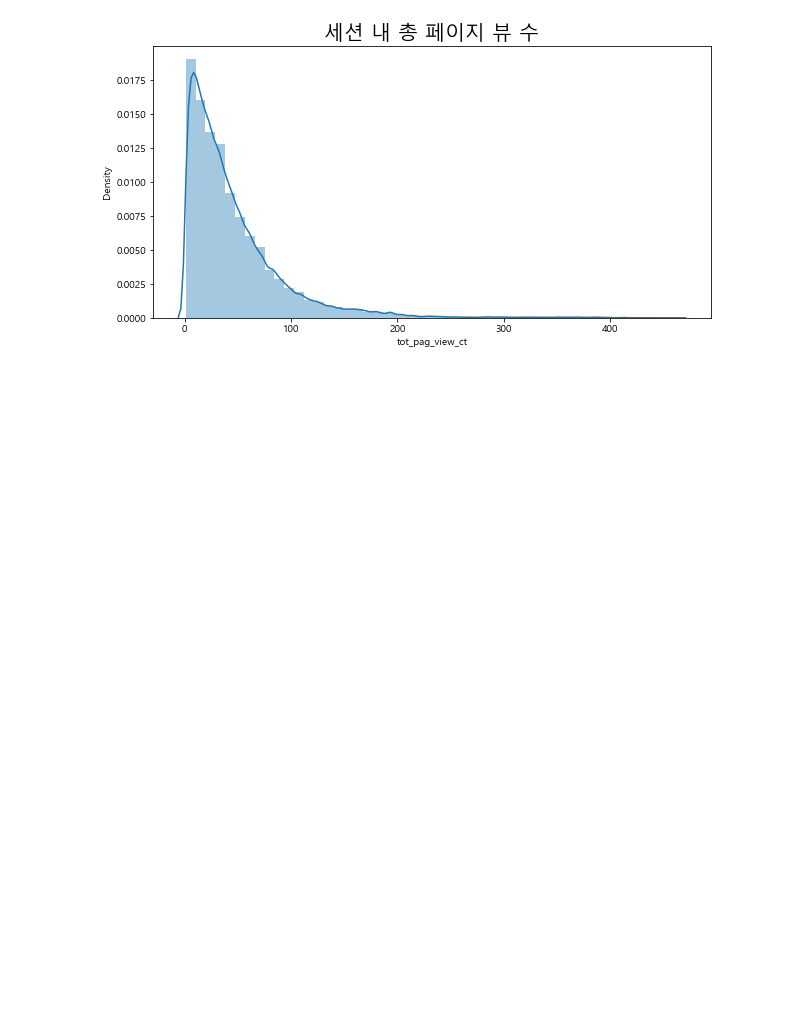
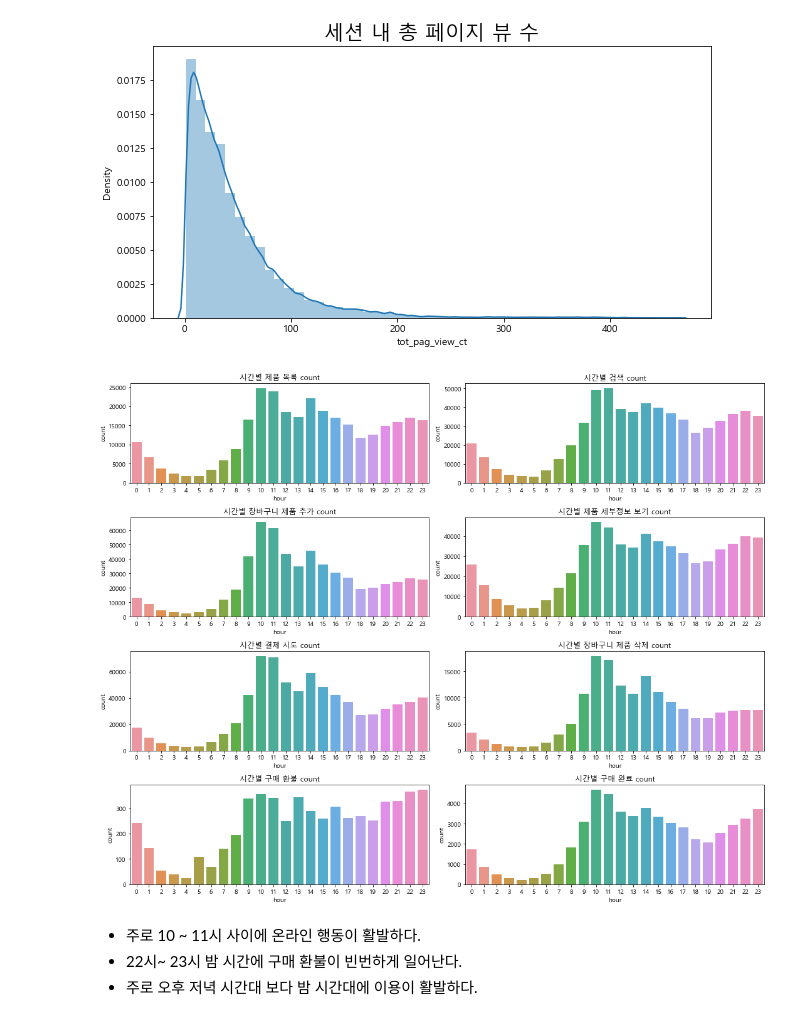
Before and after one commit to Gyeol0/Personalized-Content-Recommendation, a Jupyter notebook: L.Point.ipynb, the cells around one changed output. Drawn from its saved outputs; the diff is of its cells as text; code cells hidden in the pictures; blank space fills up the shorter version.

```diff
--- a/L.Point.ipynb
+++ b/L.Point.ipynb
@@ -281,3 +299,24 @@ plt.title('세션 내 총 페이지 뷰 수', fontsize = 20)
 plt.show()
 # %% [output]
 [figure]
+# %%
+online_hour_action = online_data.groupby(['action_type','hour']).count()['count'].reset_index()
+# %%
+fig,axes=plt.subplots(nrows=4,ncols=2)
+fig.set_size_inches(15,12)
+action = {0: '검색', 1: '제품 목록', 2: '제품 세부정보 보기', 3: '장바구니 제품 추가', 4: '장바구니 제품 삭제', 5: '결제 시도', 6: '구매 완료', 7: '구매 환불', 8: '결제 옵션'}
+for i in range(8):
+    if i%2==0:
+        t=1
+    else:
+        t=0
+    sns.barplot(data = online_hour_action[online_hour_action['action_type'] == i], x= 'hour', y = 'count',ax = axes[i//2][t])
+    axes[i//2][t].set_title('시간별 {} count'.format(action[i],size=20))
+plt.tight_layout()
+plt.show()
+# %% [output]
+[figure, added]
+# %% [markdown]
+* 주로 10 ~ 11시 사이에 온라인 행동이 활발하다.
+* 22시~ 23시 밤 시간에 구매 환불이 빈번하게 일어난다.
+* 주로 오후 저녁 시간대 보다 밤 시간대에 이용이 활발하다.
```
Also changed, not shown: parts of 28 cells of this notebook.
